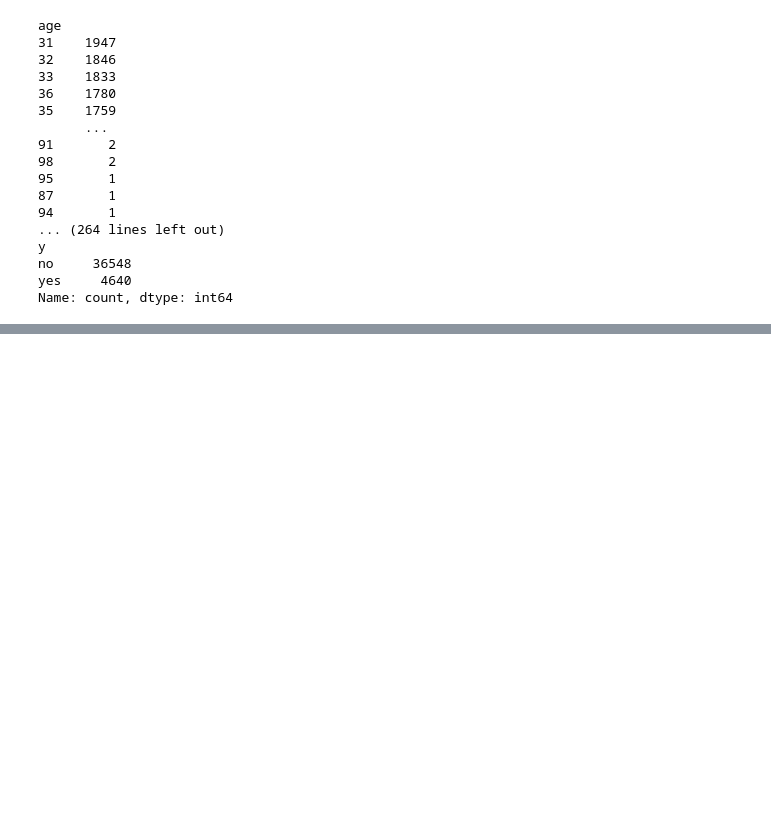
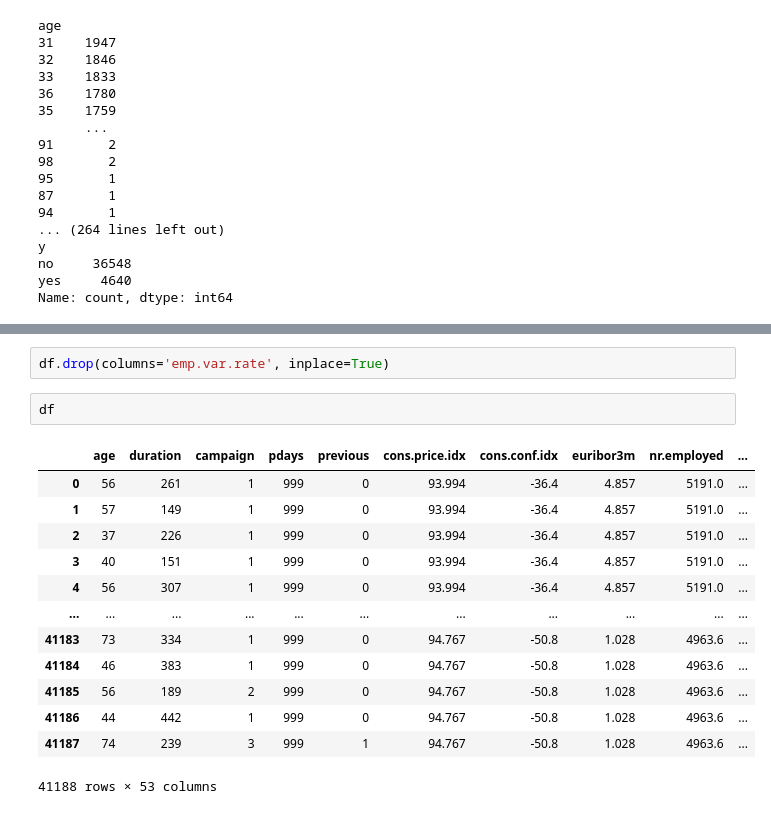
Before and after one commit to arturofgarza/machine-learning-python-template, a Jupyter notebook: src/Regresion Logistica Correcta.ipynb, the cells around one changed output, grey strips where cells are left out. Saved outputs shown, nothing was run; the diff lists cells and outputs as text; blank space fills up the shorter version.

```diff
--- a/src/Regresion Logistica Correcta.ipynb
+++ b/src/Regresion Logistica Correcta.ipynb
@@ -94,0 +186,18 @@ df['charges_high'] = np.where(df['charges'] > threshold, 1, 0)
+# %%
+df.drop(columns='emp.var.rate', inplace=True)
+# %%
+df
+# %% [output]
+|  | age | duration | campaign | pdays | previous | cons.price.idx | cons.conf.idx | euribor3m | nr.employed | ... |
+| 0 | 56 | 261 | 1 | 999 | 0 | 93.994 | -36.4 | 4.857 | 5191.0 | ... |
+| 1 | 57 | 149 | 1 | 999 | 0 | 93.994 | -36.4 | 4.857 | 5191.0 | ... |
+| 2 | 37 | 226 | 1 | 999 | 0 | 93.994 | -36.4 | 4.857 | 5191.0 | ... |
+| 3 | 40 | 151 | 1 | 999 | 0 | 93.994 | -36.4 | 4.857 | 5191.0 | ... |
+| 4 | 56 | 307 | 1 | 999 | 0 | 93.994 | -36.4 | 4.857 | 5191.0 | ... |
+| ... | ... | ... | ... | ... | ... | ... | ... | ... | ... | ... |
+| 41183 | 73 | 334 | 1 | 999 | 0 | 94.767 | -50.8 | 1.028 | 4963.6 | ... |
+| 41184 | 46 | 383 | 1 | 999 | 0 | 94.767 | -50.8 | 1.028 | 4963.6 | ... |
+| 41185 | 56 | 189 | 2 | 999 | 0 | 94.767 | -50.8 | 1.028 | 4963.6 | ... |
+| 41186 | 44 | 442 | 1 | 999 | 0 | 94.767 | -50.8 | 1.028 | 4963.6 | ... |
+| 41187 | 74 | 239 | 3 | 999 | 1 | 94.767 | -50.8 | 1.028 | 4963.6 | ... |
+41188 rows × 53 columns
```
Also changed, not shown: parts of 15 cells of this notebook.
